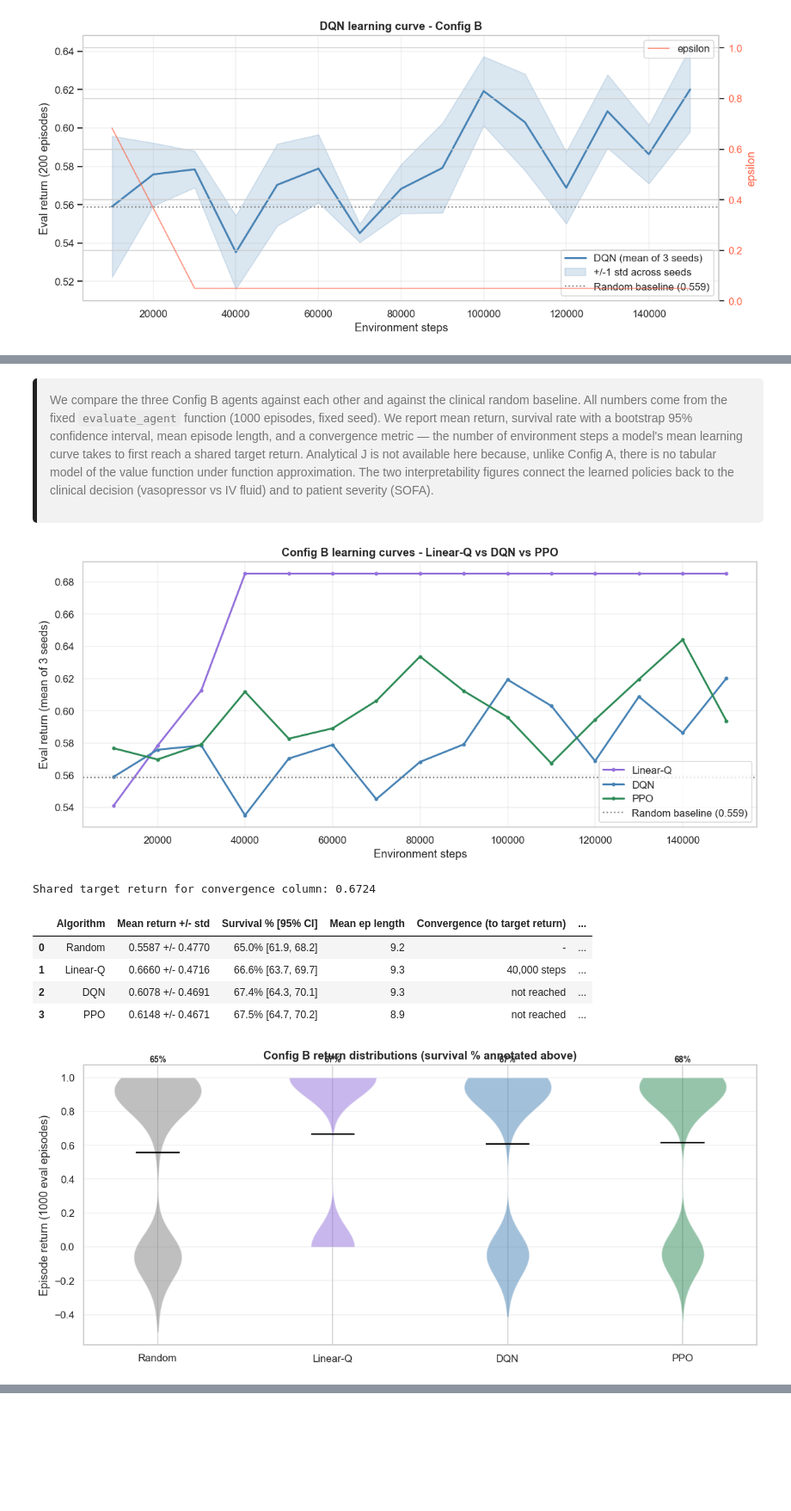
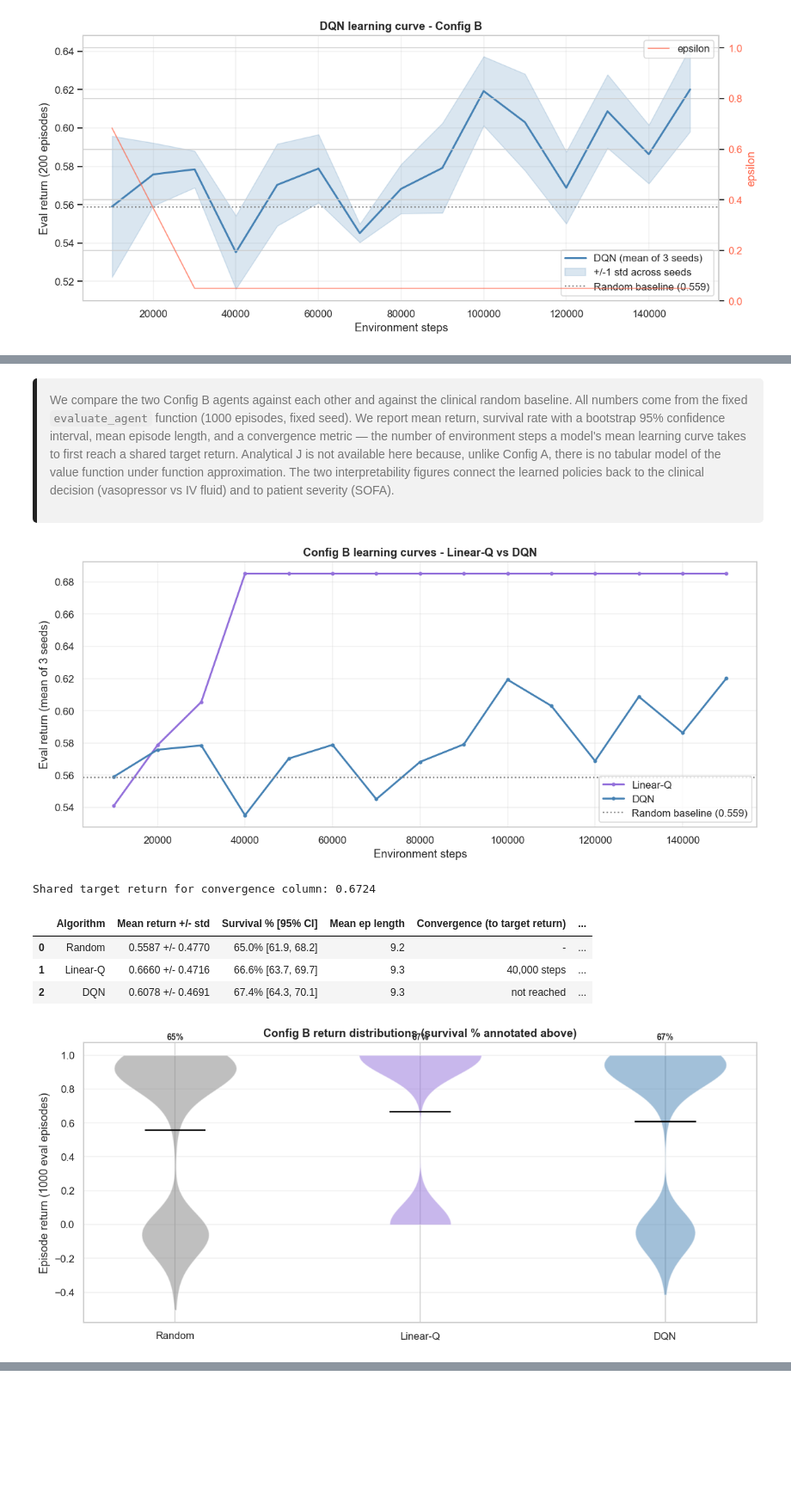
Before and after one commit to SamuelBraun/reinforcement-learning-sepsis, a Jupyter notebook: rl_sepsis_project.ipynb, the cells around one changed output, grey strips where cells are left out. Shown at 86% size. Cells and saved outputs as stored; diff of their text form; code cells hidden in the pictures.

```diff
--- a/rl_sepsis_project_refactored.ipynb
+++ b/rl_sepsis_project.ipynb
@@ -273,7 +272,7 @@ All Config A algorithms must beat the random baseline.
 fig, axes = plt.subplots(1, 2, figsize=(14, 4))
 
 np.random.seed(SEED)
-env_vis = make_sepsis_env()
+env_vis = make_sepsis_env(quiet=True)
 env_vis.action_space.seed(SEED)
 visited = []
 for _ in range(300):
@@ -608,7 +615,7 @@ ql_td_errors = np.empty((len(SEEDS), N_EPISODES))
 ql_snapshots_per_seed = []
 
 for s_idx, seed in enumerate(SEEDS):
-    env_train = make_sepsis_env()
+    env_train = make_sepsis_env(quiet=True)
     env_train.action_space.seed(seed)
     rng = np.random.default_rng(seed)
     Q = np.zeros((N_STATES, N_ACTIONS))
@@ -795,7 +790,7 @@ def eps_greedy_action(Q_row, eps_val, n_actions, rng_local, env_local):
 
 
 for s_idx, seed in enumerate(SEEDS):
-    env_train = make_sepsis_env()
+    env_train = make_sepsis_env(quiet=True)
     env_train.action_space.seed(seed)
     rng = np.random.default_rng(seed)
     Q = np.zeros((N_STATES, N_ACTIONS))
@@ -1410,8 +1514,12 @@ def linear_q_train(seed, total_steps=TOTAL_STEPS, alpha=0.01, gamma=GAMMA,
                    eval_episodes=200):
     rng = np.random.default_rng(seed)
     env = make_clinical_env_quiet()
-    W = np.zeros((N_ACTIONS, 47), dtype=np.float64)
-    b = np.zeros(N_ACTIONS, dtype=np.float64)
+    # Small random init breaks the all-zero argmax tie that otherwise pins
+    # the policy to action 0 forever (all 25 Q-values start identical, so
+    # np.argmax always returns 0, only head 0 gets updated, and the agent
+    # never explores enough to discover that any other action could be better).
+    W = rng.normal(loc=0.0, scale=0.01, size=(N_ACTIONS, 47)).astype(np.float64)
+    b = rng.normal(loc=0.0, scale=0.01, size=N_ACTIONS).astype(np.float64)
     eps_decay_steps = int(0.8 * total_steps)
 
     def greedy_action(obs_vec):
@@ -1666,74 +1759,64 @@ plot_learning_curve(ppo_runs, 'seagreen', 'PPO', 'configB_ppo_curve.png', baseli
 # %% [markdown]
 <div style="background-color: #F2F2F2; padding: 15px; margin-right: 30px; border-left: 5px solid; border-image: linear-gradient(to bottom, #A8C5E0, #4682B4, #2C5F8A, #1A3D5C) 1; border-radius: 5px; max-width: 95%;">
-    <p style="margin: 10px 0; margin-right: 40px; color: #757575;">We compare the three Config B agents against each other and against the clinical random baseline. All numbers come from the fixed <code>evaluate_agent</code> function (1000 episodes, fixed seed). We report mean return, survival rate with a bootstrap 95% confidence interval, mean episode length, and a convergence metric — the number of environment steps a model's mean learning curve takes to first reach a shared target return. Analytical J is not available here because, unlike Config A, there is no tabular model of the value function under function approximation. The two interpretability figures connect the learned policies back to the clinical decision (vasopressor vs IV fluid) and to patient severity (SOFA).</p>
+    <p style="margin: 10px 0; margin-right: 40px; color: #757575;">We compare the two Config B agents against each other and against the clinical random baseline. All numbers come from the fixed <code>evaluate_agent</code> function (1000 episodes, fixed seed). We report mean return, survival rate with a bootstrap 95% confidence interval, mean episode length, and a convergence metric — the number of environment steps a model's mean learning curve takes to first reach a shared target return. Analytical J is not available here because, unlike Config A, there is no tabular model of the value function under function approximation. The two interpretability figures connect the learned policies back to the clinical decision (vasopressor vs IV fluid) and to patient severity (SOFA).</p>
 </div>
 # %%
 linq_curve = mean_curve(linq_runs)
 dqn_curve = mean_curve(dqn_runs)
-ppo_curve = mean_curve(ppo_runs)
 
 fig, ax = plt.subplots(figsize=(11, 5))
 ax.plot(linq_runs[0]['snapshot_steps'], linq_curve, color='mediumpurple', linewidth=2.0, marker='o', markersize=3, label='Linear-Q')
 ax.plot(dqn_runs[0]['snapshot_steps'], dqn_curve, color='steelblue', linewidth=2.0, marker='o', markersize=3, label='DQN')
-ax.plot(ppo_runs[0]['snapshot_steps'], ppo_curve, color='seagreen', linewidth=2.0, marker='o', markersize=3, label='PPO')
 ax.axhline(clinical_rand_mean, color='gray', linestyle=':', linewidth=1.5, label=f'Random baseline ({clinical_rand_mean:.3f})')
 ax.set_xlabel('Environment steps')
 ax.set_ylabel('Eval return (mean of 3 seeds)')
-ax.set_title('Config B learning curves - Linear-Q vs DQN vs PPO', fontweight='bold')
+ax.set_title('Config B learning curves - Linear-Q vs DQN', fontweight='bold')
 ax.legend(loc='lower right')
 ax.grid(True, alpha=0.3)
 plt.tight_layout()
 plt.savefig(f'{PLOTS_DIR}/configB_learning_curves.png', bbox_inches='tight')
 plt.show()
 # %% [output]
-[figure, old version]
+[figure, new version]
 # %%
-best_final = max(float(linq_curve[-1]), float(dqn_curve[-1]), float(ppo_curve[-1]))
+best_final = max(float(linq_curve[-1]), float(dqn_curve[-1]))
 target_return = clinical_rand_mean + 0.9 * (best_final - clinical_rand_mean)
 
 linq_conv = steps_to_threshold(linq_runs[0]['snapshot_steps'], linq_curve, target_return)
 dqn_conv = steps_to_threshold(dqn_runs[0]['snapshot_steps'], dqn_curve, target_return)
-ppo_conv = steps_to_threshold(ppo_runs[0]['snapshot_steps'], ppo_curve, target_return)
 
 rand_ret_std = float(clinical_rand_returns.std())
 linq_ret_std = float(linq_returns.std())
 dqn_ret_std = float(dqn_returns.std())
-ppo_ret_std = float(ppo_returns.std())
 
 rand_lo, rand_hi = bootstrap_survival_ci(clinical_rand_returns)
 linq_lo, linq_hi = bootstrap_survival_ci(linq_returns)
 dqn_lo, dqn_hi = bootstrap_survival_ci(dqn_returns)
-ppo_lo, ppo_hi = bootstrap_survival_ci(ppo_returns)
 
 linq_dret = linq_mean_ret - clinical_rand_mean
 dqn_dret = dqn_mean_ret - clinical_rand_mean
-ppo_dret = ppo_mean_ret - clinical_rand_mean
 linq_dsurv = linq_surv - clinical_rand_surv
 dqn_dsurv = dqn_surv - clinical_rand_surv
-ppo_dsurv = ppo_surv - clinical_rand_surv
 
-algorithm_col = ['Random', 'Linear-Q', 'DQN', 'PPO']
+algorithm_col = ['Random', 'Linear-Q', 'DQN']
 return_col = [
     f'{clinical_rand_mean:.4f} +/- {rand_ret_std:.4f}',
     f'{linq_mean_ret:.4f} +/- {linq_ret_std:.4f}',
     f'{dqn_mean_ret:.4f} +/- {dqn_ret_std:.4f}',
-    f'{ppo_mean_ret:.4f} +/- {ppo_ret_std:.4f}',
 ]
 survival_col = [
     f'{clinical_rand_surv:.1f}% [{rand_lo:.1f}, {rand_hi:.1f}]',
     f'{linq_surv:.1f}% [{linq_lo:.1f}, {linq_hi:.1f}]',
     f'{dqn_surv:.1f}% [{dqn_lo:.1f}, {dqn_hi:.1f}]',
-    f'{ppo_surv:.1f}% [{ppo_lo:.1f}, {ppo_hi:.1f}]',
 ]
 length_col = [
     f'{clinical_rand_lengths.mean():.1f}',
     f'{linq_lengths.mean():.1f}',
     f'{dqn_lengths.mean():.1f}',
-    f'{ppo_lengths.mean():.1f}',
 ]
-convergence_col = ['-', fmt_conv(linq_conv), fmt_conv(dqn_conv), fmt_conv(ppo_conv)]
-dret_col = ['-', f'{linq_dret:+.4f}', f'{dqn_dret:+.4f}', f'{ppo_dret:+.4f}']
-dsurv_col = ['-', f'{linq_dsurv:+.1f} pp', f'{dqn_dsurv:+.1f} pp', f'{ppo_dsurv:+.1f} pp']
+convergence_col = ['-', fmt_conv(linq_conv), fmt_conv(dqn_conv)]
+dret_col = ['-', f'{linq_dret:+.4f}', f'{dqn_dret:+.4f}']
+dsurv_col = ['-', f'{linq_dsurv:+.1f} pp', f'{dqn_dsurv:+.1f} pp']
 
 results_B_df = pd.DataFrame({
     'Algorithm': algorithm_col,
@@ -1752,31 +1835,30 @@ Shared target return for convergence column: 0.6724
 | 0 | Random | 0.5587 +/- 0.4770 | 65.0% [61.9, 68.2] | 9.2 | - | ... |
 | 1 | Linear-Q | 0.6660 +/- 0.4716 | 66.6% [63.7, 69.7] | 9.3 | 40,000 steps | ... |
 | 2 | DQN | 0.6078 +/- 0.4691 | 67.4% [64.3, 70.1] | 9.3 | not reached | ... |
-| 3 | PPO | 0.6148 +/- 0.4671 | 67.5% [64.7, 70.2] | 8.9 | not reached | ... |
 # %%
-dataset = [clinical_rand_returns, linq_returns, dqn_returns, ppo_returns]
-labels = ['Random', 'Linear-Q', 'DQN', 'PPO']
-colors = ['gray', 'mediumpurple', 'steelblue', 'seagreen']
+dataset = [clinical_rand_returns, linq_returns, dqn_returns]
+labels = ['Random', 'Linear-Q', 'DQN']
+colors = ['gray', 'mediumpurple', 'steelblue']
 
 fig, ax = plt.subplots(figsize=(11, 5))
 positions = np.arange(1, len(dataset) + 1)
 parts = ax.violinplot(dataset, positions=positions, showmeans=True, showextrema=False)
 for body, color in zip(parts['bodies'], colors):
     body.set_facecolor(color)
     body.set_alpha(0.5)
 parts['cmeans'].set_color('black')
 
-survivals = [clinical_rand_surv, linq_surv, dqn_surv, ppo_surv]
+survivals = [clinical_rand_surv, linq_surv, dqn_surv]
 for pos, surv in zip(positions, survivals):
     ax.text(pos, 1.08, f'{surv:.0f}%', ha='center', va='bottom', fontsize=9, fontweight='bold')
 
 ax.set_xticks(positions)
 ax.set_xticklabels(labels)
 ax.set_ylabel('Episode return (1000 eval episodes)')
 ax.set_title('Config B return distributions (survival % annotated above)', fontweight='bold')
 ax.grid(True, alpha=0.3, axis='y')
 plt.tight_layout()
 plt.savefig(f'{PLOTS_DIR}/configB_return_distribution.png', bbox_inches='tight')
 plt.show()
 # %% [output]
-[figure, old version]
+[figure, new version]
```
Also changed, not shown: parts of 46 cells of this notebook, 33 other files.
